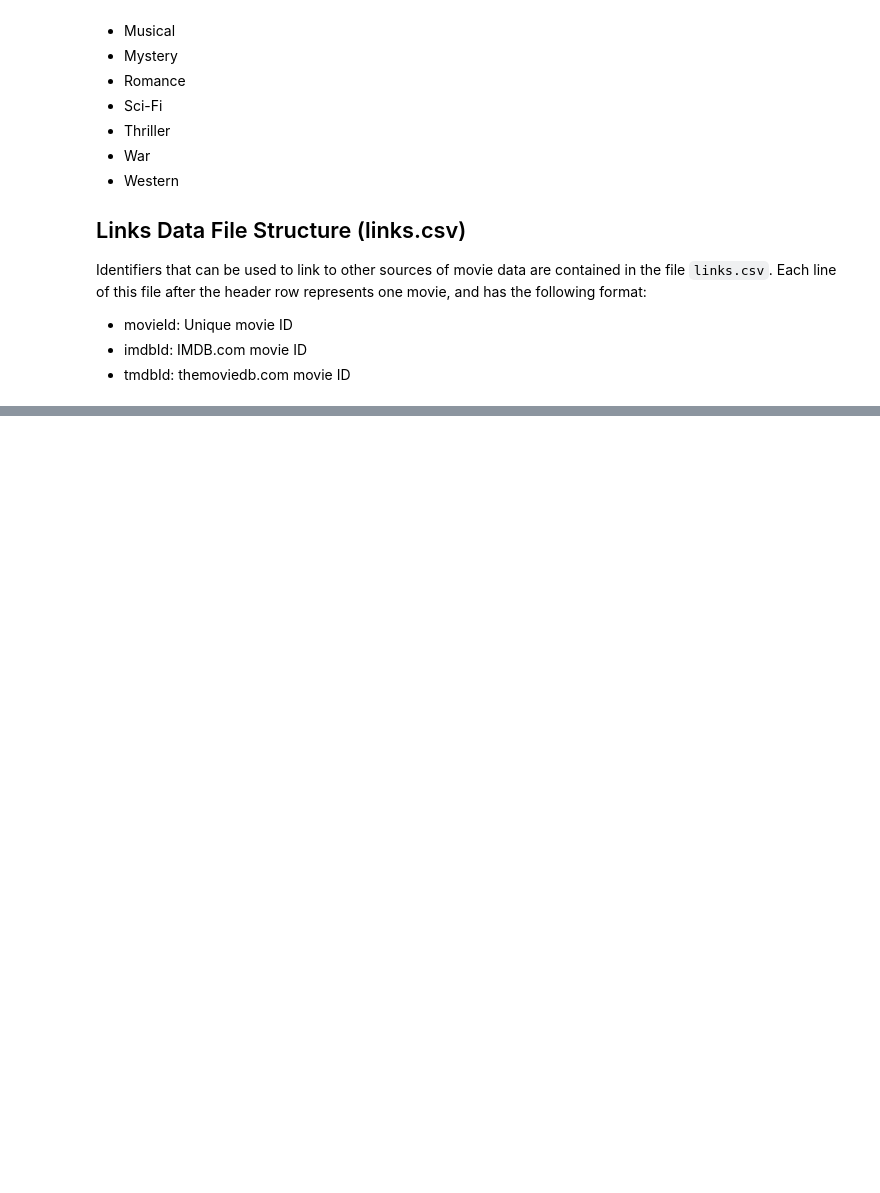
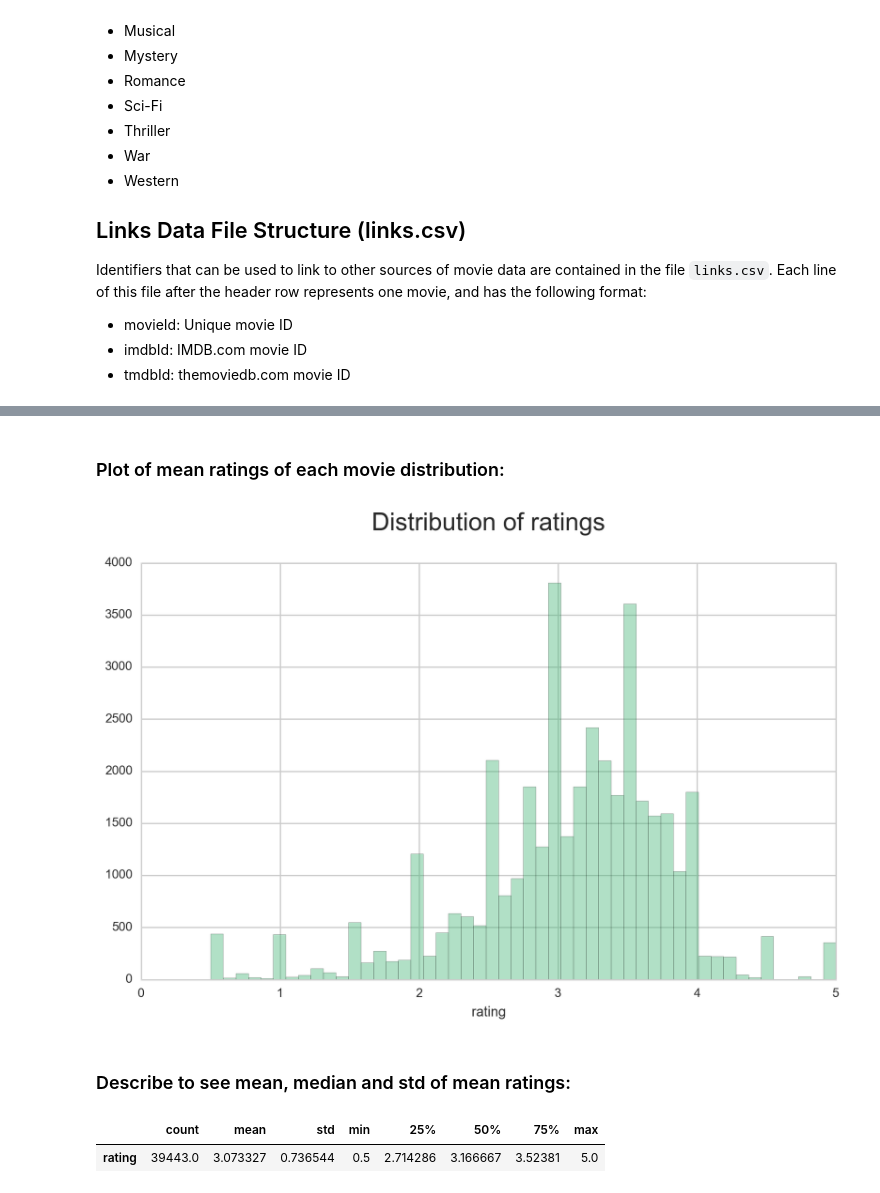
Before and after one commit to katerinaC/DSI-SF-4-katerinaC, a Jupyter notebook: Projects/Capstone/Movies/Technical_Report_Movies_Katerina.ipynb, the cells around one changed output, grey strips where cells are left out. Drawn from its saved outputs; the diff is of its cells as text; code cells hidden in the pictures; blank space fills up the shorter version.

```diff
--- a/Projects/Capstone/Movies/Technical_Report_Movies_Katerina.ipynb
+++ b/Projects/Capstone/Movies/Technical_Report_Movies_Katerina.ipynb
@@ -83,0 +91,11 @@ Identifiers that can be used to link to other sources of movie data are containe
+# %%
+import numpy as np
+import scipy.stats as stats
+import seaborn as sns
+import matplotlib.pyplot as plt
+import pandas as pd
+
+sns.set_style('whitegrid')
+
+%config InlineBackend.figure_format = 'retina'
+%matplotlib inline
@@ -83,0 +288,2 @@ Identifiers that can be used to link to other sources of movie data are containe
+# %%
+ratings = pd.read_csv("/Users/katerinacapouskova/Desktop/DSI-SF-4-katerinaC/Projects/Capstone/Movies/ml-latest/ratings.csv")
@@ -83,0 +325,2 @@ Identifiers that can be used to link to other sources of movie data are containe
+# %%
+movieid_df = pd.DataFrame(ratings.groupby(['movieId'])['rating'].mean().reset_index())
@@ -83,0 +339,19 @@ Identifiers that can be used to link to other sources of movie data are containe
+# %% [markdown]
+### Plot of mean ratings of each movie distribution:
+# %%
+fig = plt.figure(figsize=(10,6))
+ax = fig.gca()
+
+ax = sns.distplot(movieid_df.rating, kde=False, color = 'mediumseagreen')
+ax.set_title('Distribution of ratings\n', fontsize=20)
+
+plt.show()
+# %% [output]
+[figure, added]
+# %% [markdown]
+### Describe to see mean, median and std of mean ratings:
+# %%
+movieid_df.describe().T.tail(1)
+# %% [output]
+|  | count | mean | std | min | 25% | 50% | 75% | max |
+| rating | 39443.0 | 3.073327 | 0.736544 | 0.5 | 2.714286 | 3.166667 | 3.52381 | 5.0 |
```
Also changed, not shown: parts of 101 cells of this notebook.
